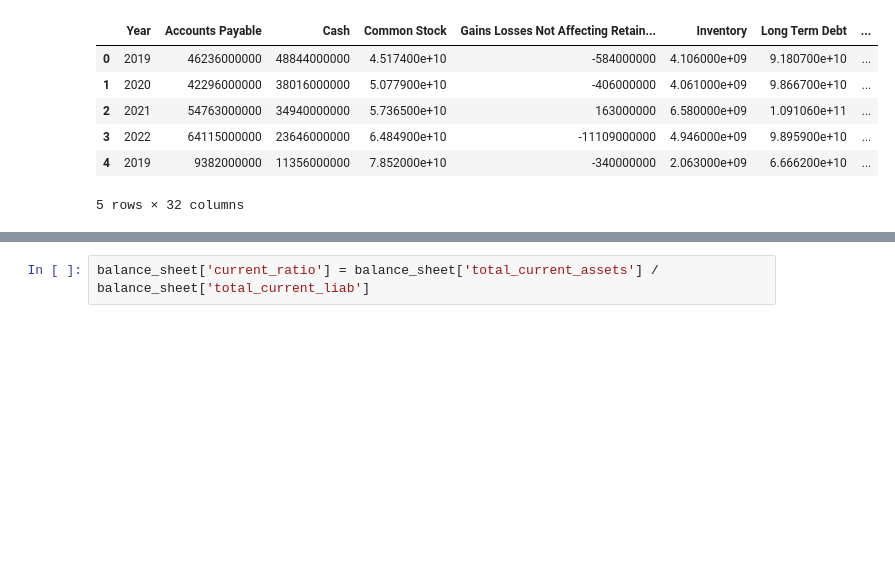
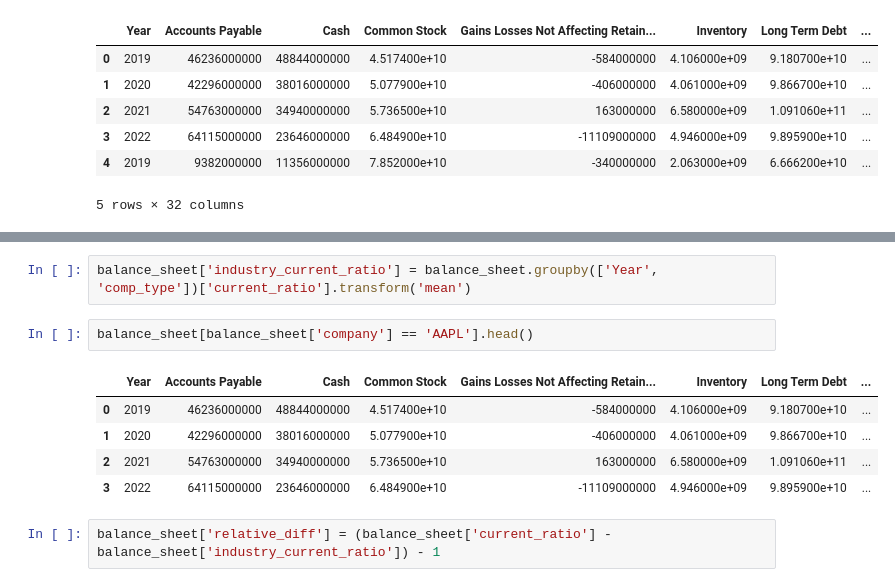
Before and after one commit to mezamateoj/Financial-Analysis, a Jupyter notebook: Fundamental Analysis/FinancialStatements/BalanceSheet.ipynb, the cells around one changed output, grey strips where cells are left out. Cells and saved outputs as stored; diff of their text form; blank space fills up the shorter version.

```diff
--- a/Fundamental Analysis/FinancialStatements/BalanceSheet.ipynb
+++ b/Fundamental Analysis/FinancialStatements/BalanceSheet.ipynb
@@ -37,2 +82,12 @@ memory usage: 15.1+ KB
+# %%
+balance_sheet['industry_current_ratio'] = balance_sheet.groupby(['Year', 'comp_type'])['current_ratio'].transform('mean')
+# %%
+balance_sheet[balance_sheet['company'] == 'AAPL'].head()
+# %% [output]
+|  | Year | Accounts Payable | Cash | Common Stock | Gains Losses Not Affecting Retain... | Inventory | Long Term Debt | ... |
+| 0 | 2019 | 46236000000 | 48844000000 | 4.517400e+10 | -584000000 | 4.106000e+09 | 9.180700e+10 | ... |
+| 1 | 2020 | 42296000000 | 38016000000 | 5.077900e+10 | -406000000 | 4.061000e+09 | 9.866700e+10 | ... |
+| 2 | 2021 | 54763000000 | 34940000000 | 5.736500e+10 | 163000000 | 6.580000e+09 | 1.091060e+11 | ... |
+| 3 | 2022 | 64115000000 | 23646000000 | 6.484900e+10 | -11109000000 | 4.946000e+09 | 9.895900e+10 | ... |
 # %%
-balance_sheet['current_ratio'] = balance_sheet['total_current_assets'] / balance_sheet['total_current_liab']
+balance_sheet['relative_diff'] = (balance_sheet['current_ratio'] - balance_sheet['industry_current_ratio']) - 1
```
Also changed, not shown: parts of 11 cells of this notebook.
